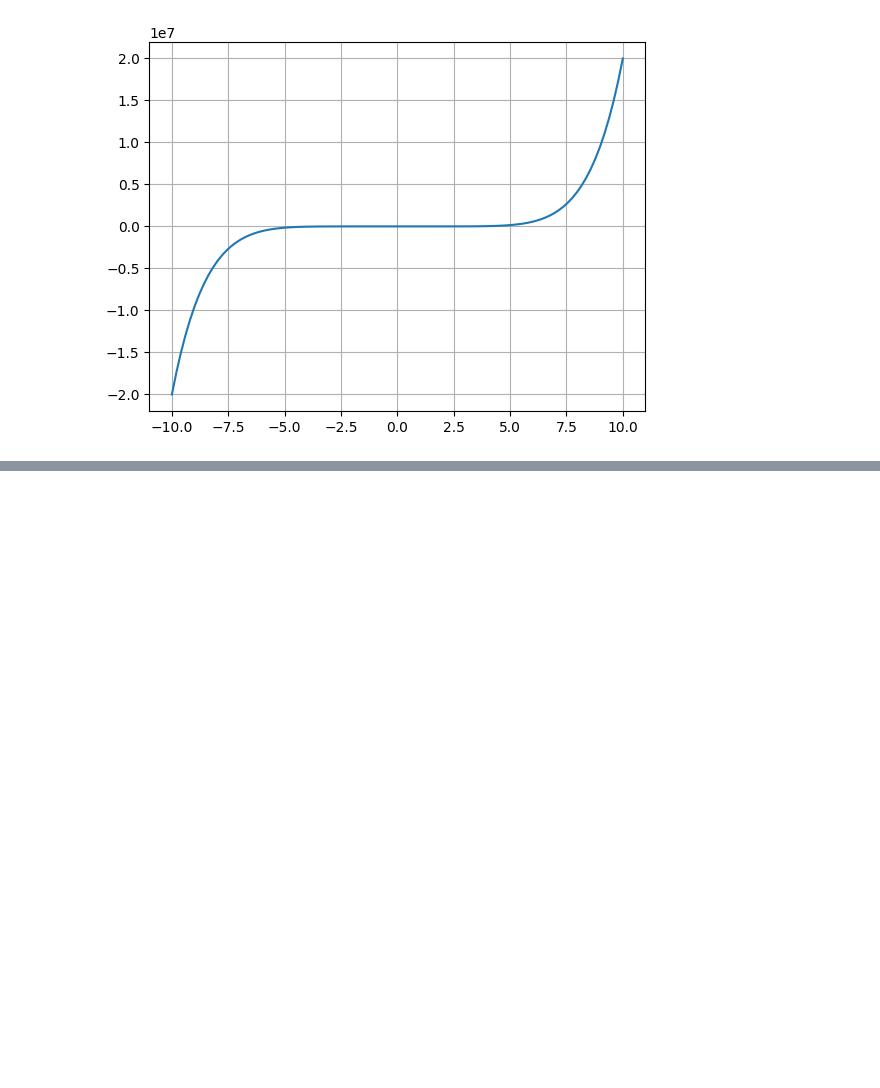
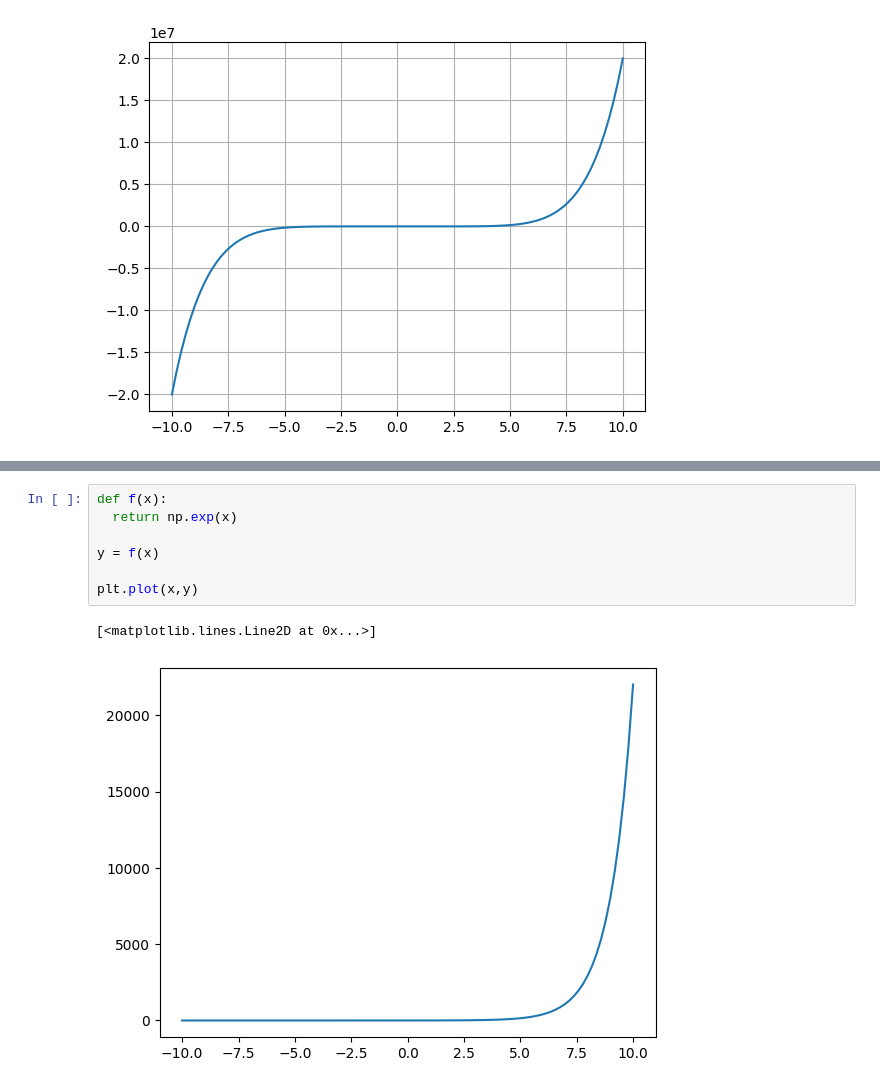
Before and after one commit to electrojam/Curso-de-Funciones-Matematicas-para-Data-Science-e-Inteligencia-Artificial, a Jupyter notebook: Programando_Funciones.ipynb, the cells around one changed output, grey strips where cells are left out. Drawn from its saved outputs; the diff is of its cells as text; blank space fills up the shorter version.

```diff
--- a/Programando_Funciones.ipynb
+++ b/Programando_Funciones.ipynb
@@ -46,0 +69,10 @@ plt.grid()
+# %%
+def f(x):
+  return np.exp(x)
+
+y = f(x)
+
+plt.plot(x,y)
+# %% [output]
+[<matplotlib.lines.Line2D at 0x...>]
+[figure, added]
```
Also changed, not shown: parts of 6 cells of this notebook.
